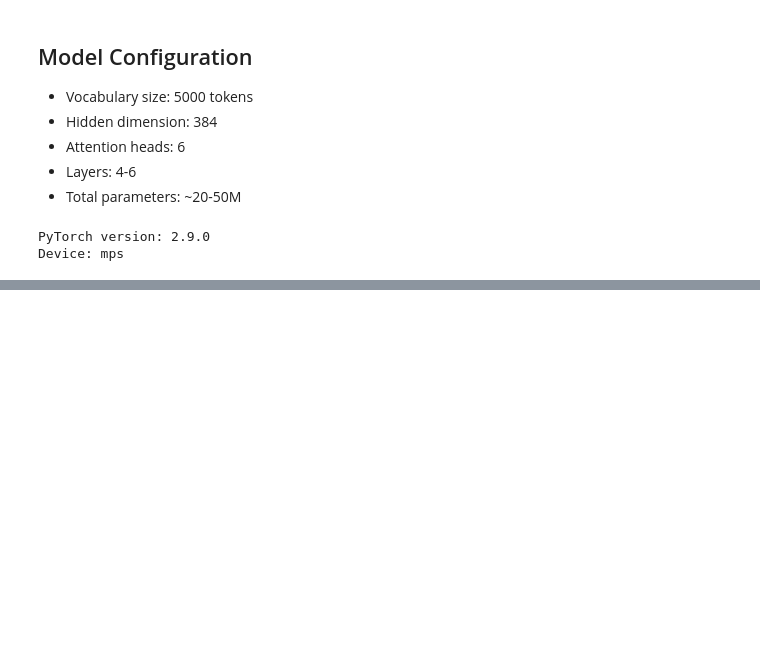
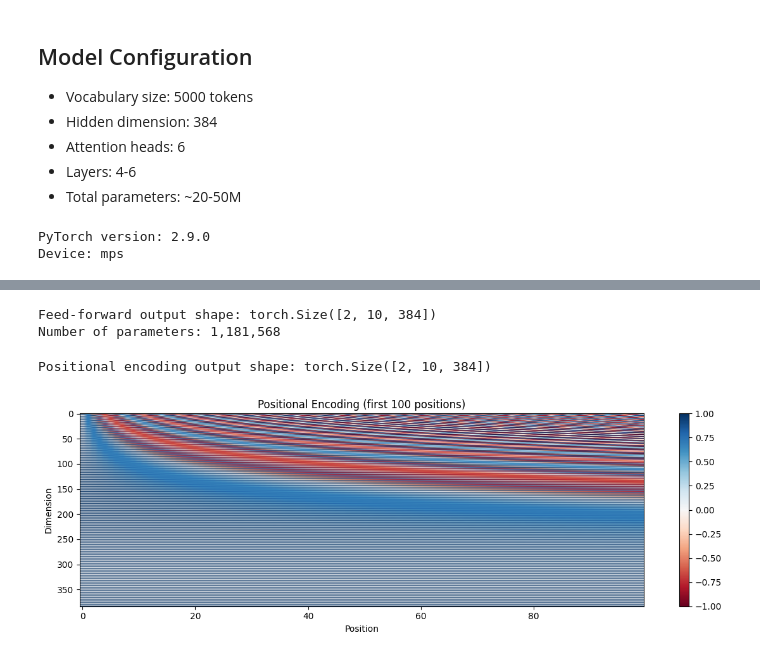
Before and after one commit to theRealMarkCastillo/learning-ml-to-llm, a Jupyter notebook: projects/phase2_transformers/project12_transformer_architecture/transformer_from_scratch.ipynb, the cells around one changed output, grey strips where cells are left out. Drawn from its saved outputs; the diff is of its cells as text; code cells hidden in the pictures; blank space fills up the shorter version.

```diff
--- a/projects/phase2_transformers/project12_transformer_architecture/transformer_from_scratch.ipynb
+++ b/projects/phase2_transformers/project12_transformer_architecture/transformer_from_scratch.ipynb
@@ -60,0 +146,62 @@ Device: mps
+# %%
+# 3) Position-wise Feed-Forward Network
+class FeedForward(nn.Module):
+    def __init__(self, d_model, d_ff, dropout=0.1):
+        super().__init__()
+        self.linear1 = nn.Linear(d_model, d_ff)
+        self.dropout = nn.Dropout(dropout)
+        self.linear2 = nn.Linear(d_ff, d_model)
+
+    def forward(self, x):
+        return self.linear2(self.dropout(F.gelu(self.linear1(x))))
+
+# Test feed-forward
+d_model, d_ff = 384, 1536  # Typically d_ff = 4 * d_model
+ff = FeedForward(d_model, d_ff)
+x = torch.randn(2, 10, d_model)
+output = ff(x)
+print(f"Feed-forward output shape: {output.shape}")
+print(f"Number of parameters: {sum(p.numel() for p in ff.parameters()):,}")
+# %% [output]
+Feed-forward output shape: torch.Size([2, 10, 384])
+Number of parameters: 1,181,568
+# %%
+# 4) Positional Encoding
+class PositionalEncoding(nn.Module):
+    def __init__(self, d_model, max_len=5000):
+        super().__init__()
+
+        # Create positional encoding matrix
+        pe = torch.zeros(max_len, d_model)
+        position = torch.arange(0, max_len, dtype=torch.float).unsqueeze(1)
+        div_term = torch.exp(torch.arange(0, d_model, 2).float() * (-np.log(10000.0) / d_model))
+
+        pe[:, 0::2] = torch.sin(position * div_term)
+        pe[:, 1::2] = torch.cos(position * div_term)
+
+        pe = pe.unsqueeze(0)  # (1, max_len, d_model)
+        self.register_buffer('pe', pe)
+
+    def forward(self, x):
+        # x: (batch, seq_len, d_model)
+        return x + self.pe[:, :x.size(1), :]
+
+# Test positional encoding
+pos_enc = PositionalEncoding(d_model=384, max_len=512)
+x = torch.randn(2, 10, 384)
+output = pos_enc(x)
+print(f"Positional encoding output shape: {output.shape}")
+
+# Visualize positional encoding
+plt.figure(figsize=(12, 4))
+pe_matrix = pos_enc.pe[0, :100, :].numpy()
+plt.imshow(pe_matrix.T, cmap='RdBu', aspect='auto')
+plt.xlabel('Position')
+plt.ylabel('Dimension')
+plt.title('Positional Encoding (first 100 positions)')
+plt.colorbar()
+plt.tight_layout()
+plt.show()
+# %% [output]
+Positional encoding output shape: torch.Size([2, 10, 384])
+[figure, added]
```
Also changed, not shown: parts of 11 cells of this notebook, 1 other file.
